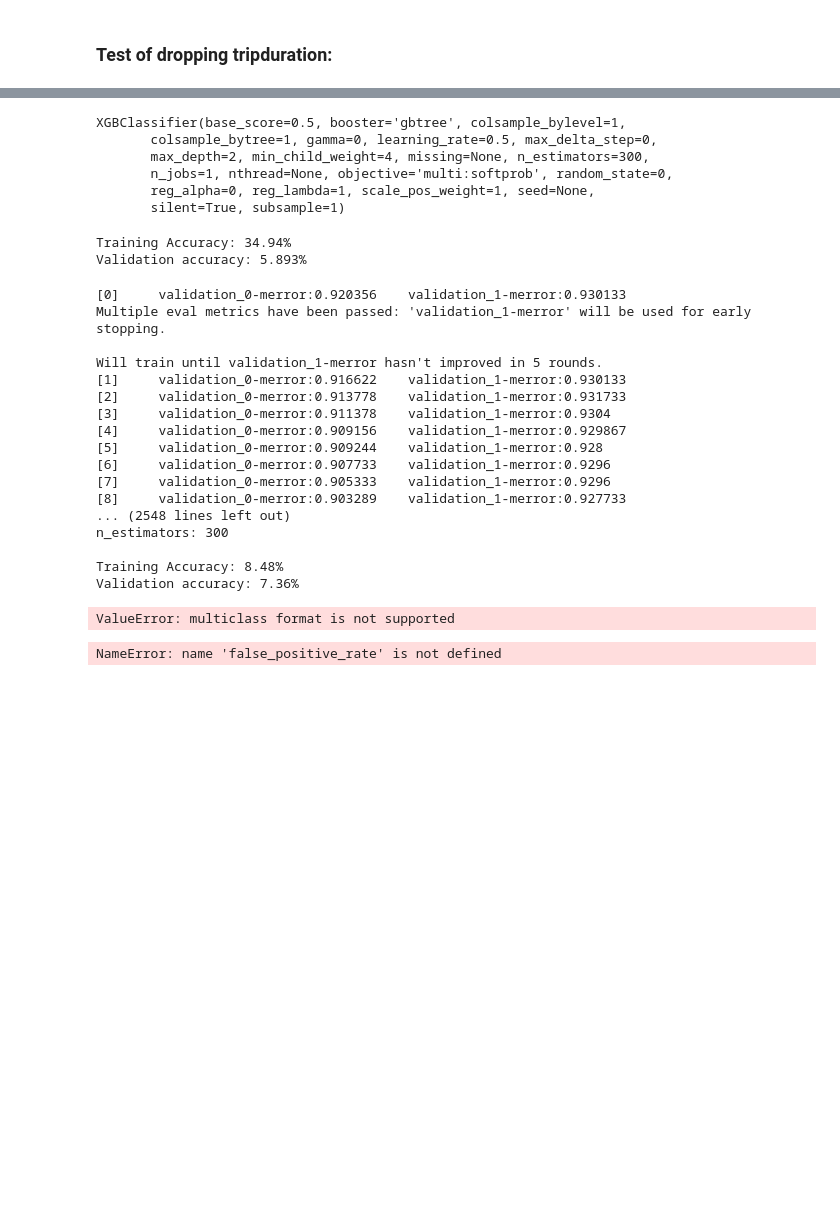
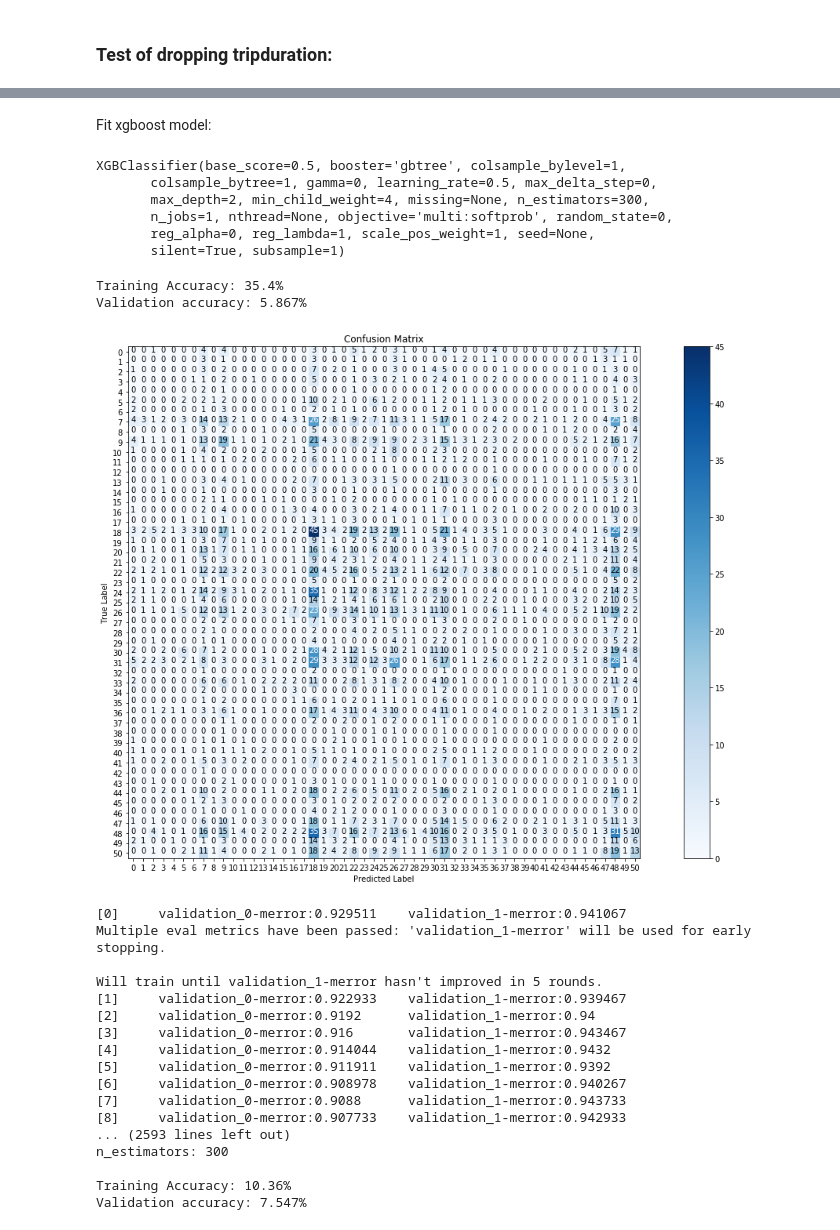
Before and after one commit to lewi0332/flatiron_mod_3_citibike, a Jupyter notebook: citibike_xgboost.ipynb, the cells around one changed output, grey strips where cells are left out. Drawn from its saved outputs; the diff is of its cells as text; code cells hidden in the pictures; blank space fills up the shorter version.

Commit message:
Confusion matrix for Xgboost

```diff
--- a/citibike_xgboost.ipynb
+++ b/citibike_xgboost.ipynb
@@ -13,3 +18,28 @@ df = pd.read_csv('citibike_data/citibike_2018.csv')
+# %%
+def show_cf(y_true, y_pred, class_names=None, model_name=None):
+    plt.figure(figsize=(20,12))
+    cf = confusion_matrix(y_true, y_pred)
+    plt.imshow(cf, cmap=plt.cm.Blues)
+
+    if model_name:
+        plt.title("Confusion Matrix: {}".format(model_name))
+    else:
+        plt.title("Confusion Matrix")
+    plt.ylabel('True Label')
+    plt.xlabel('Predicted Label')
+
+    class_names = set(y_true)
+    tick_marks = np.arange(len(class_names))
+    if class_names:
+        plt.xticks(tick_marks, class_names)
+        plt.yticks(tick_marks, class_names)
+
+    thresh = cf.max() / 2.
+
+    for i, j in itertools.product(range(cf.shape[0]), range(cf.shape[1])):
+        plt.text(j, i, cf[i, j], horizontalalignment='center', color='white' if cf[i, j] > thresh else 'black')
+
+    plt.colorbar()
 # %% [markdown]
 ### Test of dropping tripduration:
 # %%
@@ -28,3 +55,5 @@ df_small.head()
+# %%
+le = LabelEncoder()
 # %%
-labels = df_small.stop_nhbr
+labels = le.fit_transform(labels.astype(str))
 labels_removed_df = df_small.drop('stop_nhbr', axis=1)
@@ -34,5 +67,7 @@ scaled_df = scaler.fit_transform(labels_removed_df.astype(float))
 # %%
 X_train, X_test, y_train, y_test = train_test_split(scaled_df, labels, stratify=labels )
+# %% [markdown]
+Fit xgboost model:
 # %%
 clf = xgb.XGBClassifier(base_score=0.5, booster='gbtree', colsample_bylevel=1,
        colsample_bytree=1, gamma=0, learning_rate=0.5, max_delta_step=0,
@@ -59,8 +94,12 @@ val_accuracy = accuracy_score(y_test, val_preds)
 print("Training Accuracy: {:.4}%".format(training_accuracy * 100))
 print("Validation accuracy: {:.4}%".format(val_accuracy * 100))
 # %% [output]
-Training Accuracy: 34.94%
-Validation accuracy: 5.893%
+Training Accuracy: 35.4%
+Validation accuracy: 5.867%
+# %%
+show_cf(y_test, val_preds)
+# %% [output]
+[figure, added]
 # %%
 param_grid = {
     "learning_rate": [0.5, 0.7, 0.1],
@@ -88,30 +127,22 @@ print("")
 print("Training Accuracy: {:.4}%".format(training_accuracy * 100))
 print("Validation accuracy: {:.4}%".format(val_accuracy * 100))
 # %% [output]
-[0]     validation_0-merror:0.920356    validation_1-merror:0.930133
+[0]     validation_0-merror:0.929511    validation_1-merror:0.941067
 Multiple eval metrics have been passed: 'validation_1-merror' will be used for early stopping.
 
 Will train until validation_1-merror hasn't improved in 5 rounds.
-[1]     validation_0-merror:0.916622    validation_1-merror:0.930133
-[2]     validation_0-merror:0.913778    validation_1-merror:0.931733
-[3]     validation_0-merror:0.911378    validation_1-merror:0.9304
-[4]     validation_0-merror:0.909156    validation_1-merror:0.929867
-[5]     validation_0-merror:0.909244    validation_1-merror:0.928
-[6]     validation_0-merror:0.907733    validation_1-merror:0.9296
-[7]     validation_0-merror:0.905333    validation_1-merror:0.9296
-[8]     validation_0-merror:0.903289    validation_1-merror:0.927733
-... (2548 lines left out)
+[1]     validation_0-merror:0.922933    validation_1-merror:0.939467
+[2]     validation_0-merror:0.9192      validation_1-merror:0.94
+[3]     validation_0-merror:0.916       validation_1-merror:0.943467
+[4]     validation_0-merror:0.914044    validation_1-merror:0.9432
+[5]     validation_0-merror:0.911911    validation_1-merror:0.9392
+[6]     validation_0-merror:0.908978    validation_1-merror:0.940267
+[7]     validation_0-merror:0.9088      validation_1-merror:0.943733
+[8]     validation_0-merror:0.907733    validation_1-merror:0.942933
+... (2593 lines left out)
 n_estimators: 300
 
-Training Accuracy: 8.48%
-Validation accuracy: 7.36%
+Training Accuracy: 10.36%
+Validation accuracy: 7.547%
 # %%
 acc = accuracy_score(y_test, val_preds) * 100
-# %%
-false_positive_rate, true_positive_rate, thresholds = roc_curve(y_test, val_preds)
-# %% [output]
-ValueError: multiclass format is not supported
-# %%
-roc_auc = auc(false_positive_rate, true_positive_rate)
-# %% [output]
-NameError: name 'false_positive_rate' is not defined
```
Also changed, not shown: parts of 12 cells of this notebook.
